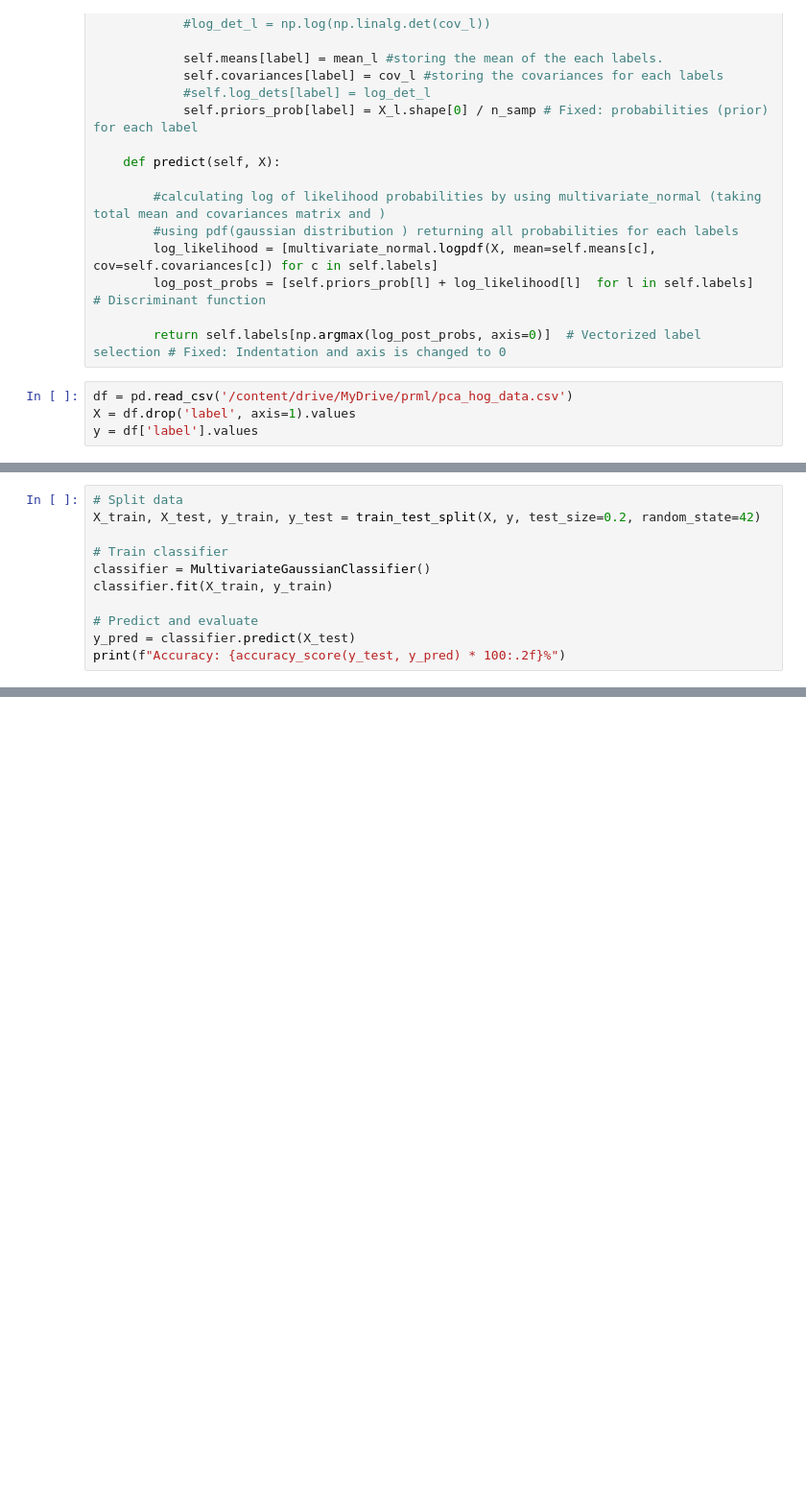
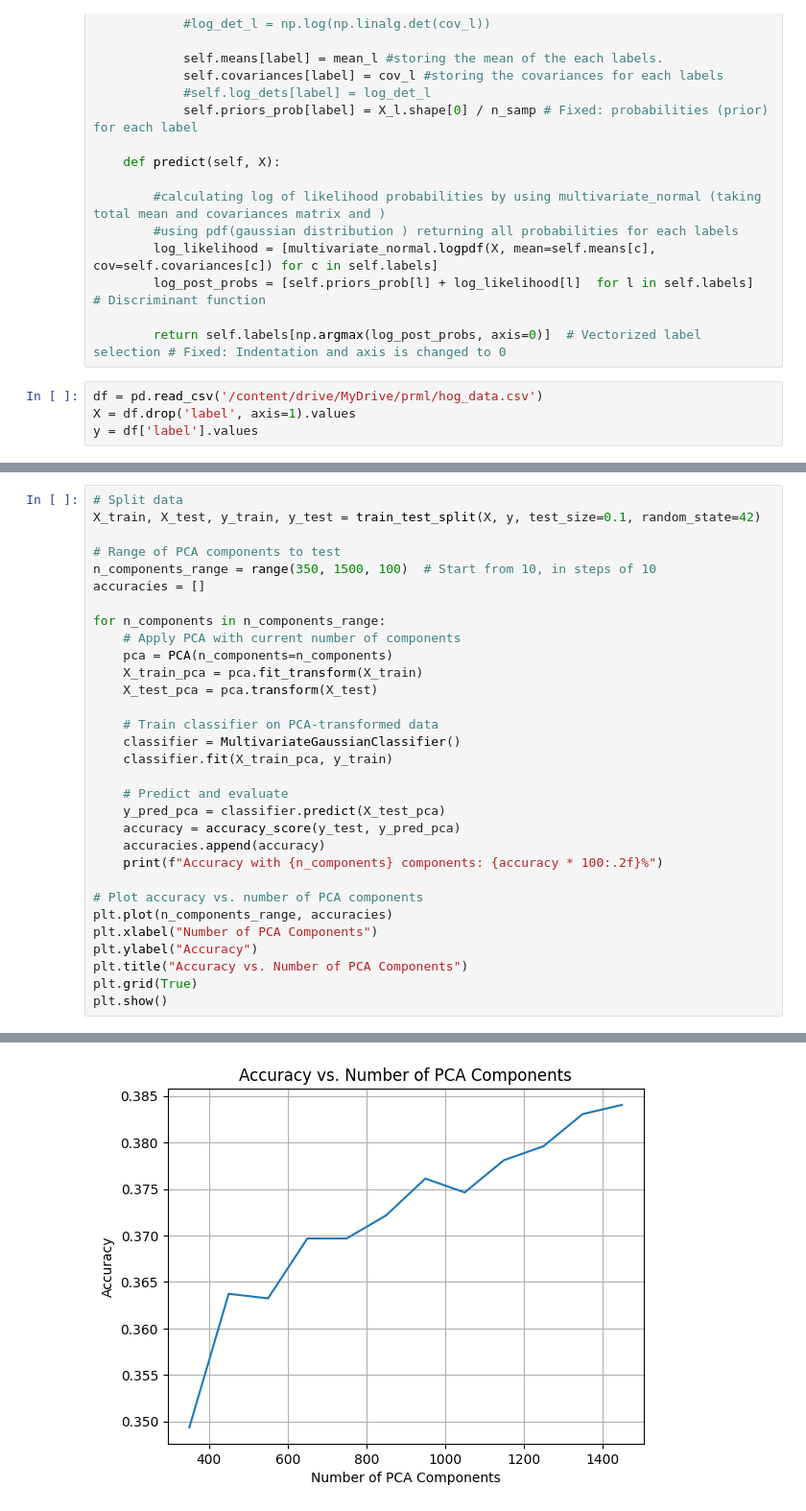
Before and after one commit to VivekanandaMudelli/hand_drawn_sketch_recognition, a Jupyter notebook: MultivariateGaussian.ipynb, the cells around one changed output, grey strips where cells are left out. Shown at 96% size. Drawn from its saved outputs; the diff is of its cells as text; blank space fills up the shorter version.

Commit message:
featrue extraced by HOG and appled PCA the train the data with MultivariateGaussian(BDT) mopdal

```diff
--- a/MultivariateGaussian.ipynb
+++ b/MultivariateGaussian.ipynb
@@ -50,6 +50,6 @@ class MultivariateGaussianClassifier:
 
         return self.labels[np.argmax(log_post_probs, axis=0)]  # Vectorized label selection # Fixed: Indentation and axis is changed to 0
 # %%
-df = pd.read_csv('/content/drive/MyDrive/prml/pca_hog_data.csv')
+df = pd.read_csv('/content/drive/MyDrive/prml/hog_data.csv')
 X = df.drop('label', axis=1).values
 y = df['label'].values
@@ -69,11 +55,0 @@ Accuracy: 38.31%
-# %%
-# Split data
-X_train, X_test, y_train, y_test = train_test_split(X, y, test_size=0.2, random_state=42)
-
-# Train classifier
-classifier = MultivariateGaussianClassifier()
-classifier.fit(X_train, y_train)
-
-# Predict and evaluate
-y_pred = classifier.predict(X_test)
-print(f"Accuracy: {accuracy_score(y_test, y_pred) * 100:.2f}%")
@@ -81,0 +60,32 @@ Accuracy: 37.19%
+# %%
+# Split data
+X_train, X_test, y_train, y_test = train_test_split(X, y, test_size=0.1, random_state=42)
+
+# Range of PCA components to test
+n_components_range = range(350, 1500, 100)  # Start from 10, in steps of 10
+accuracies = []
+
+for n_components in n_components_range:
+    # Apply PCA with current number of components
+    pca = PCA(n_components=n_components)
+    X_train_pca = pca.fit_transform(X_train)
+    X_test_pca = pca.transform(X_test)
+
+    # Train classifier on PCA-transformed data
+    classifier = MultivariateGaussianClassifier()
+    classifier.fit(X_train_pca, y_train)
+
+    # Predict and evaluate
+    y_pred_pca = classifier.predict(X_test_pca)
+    accuracy = accuracy_score(y_test, y_pred_pca)
+    accuracies.append(accuracy)
+    print(f"Accuracy with {n_components} components: {accuracy * 100:.2f}%")
+
+# Plot accuracy vs. number of PCA components
+plt.plot(n_components_range, accuracies)
+plt.xlabel("Number of PCA Components")
+plt.ylabel("Accuracy")
+plt.title("Accuracy vs. Number of PCA Components")
+plt.grid(True)
+plt.show()
+# %% [output]
@@ -81,0 +104 @@ Accuracy: 37.19%
+[figure, added]
```
Also changed, not shown: parts of 5 cells of this notebook.
